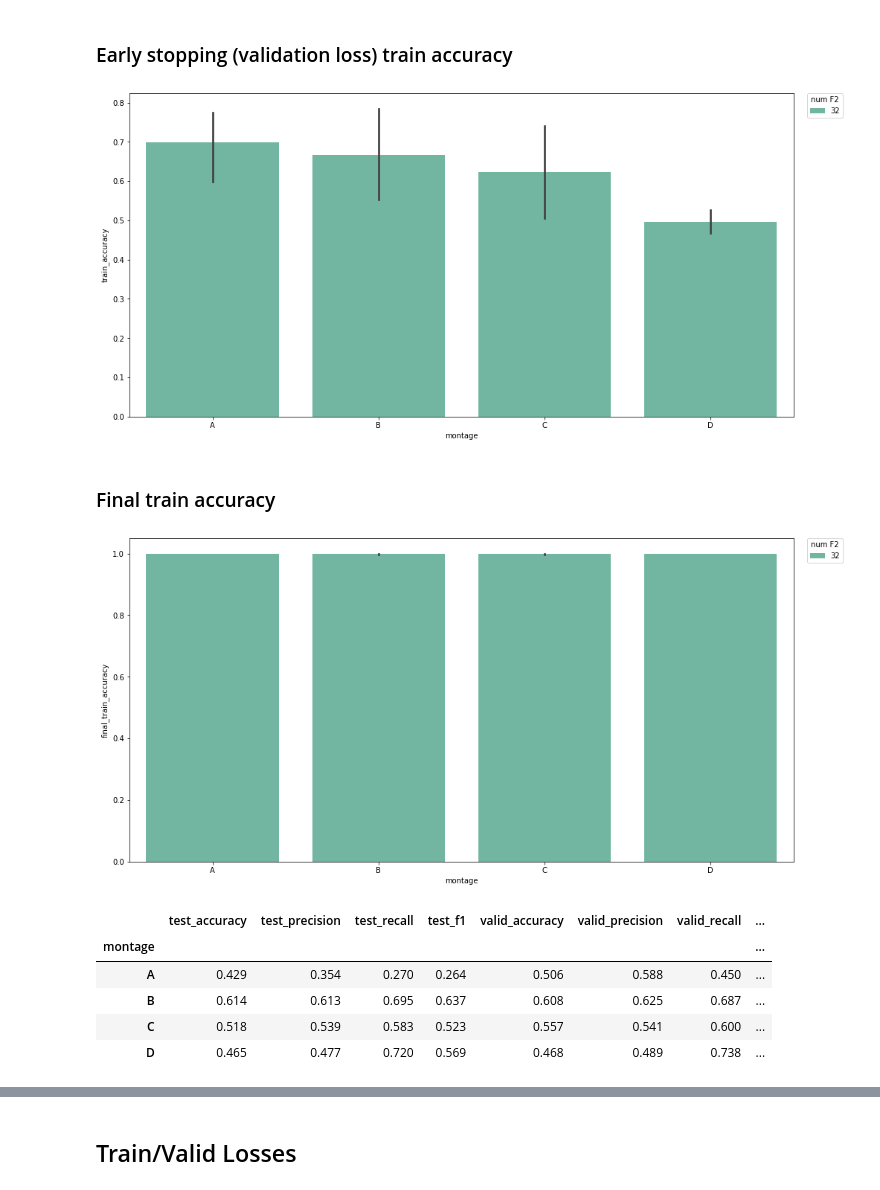
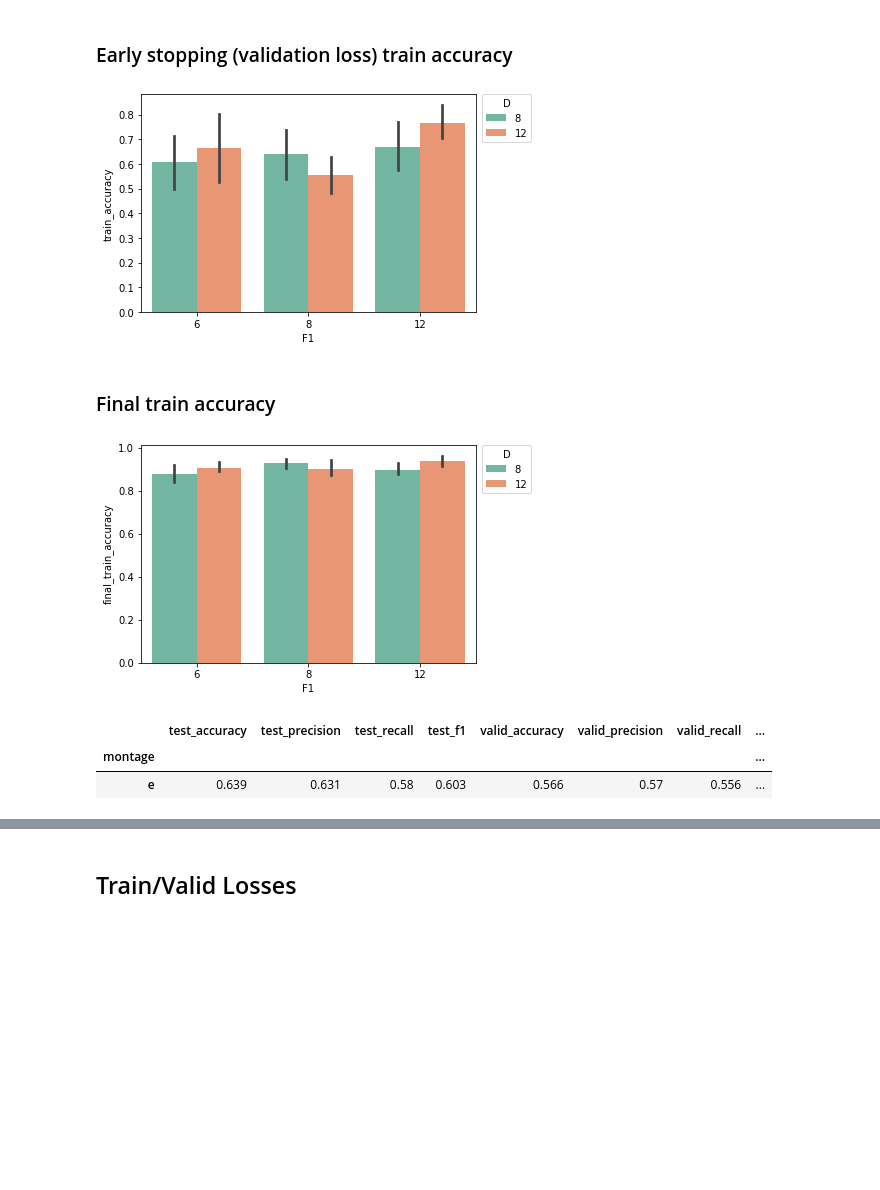
Before and after one commit to nicchiou/mindportal, a Jupyter notebook: experiments/motor_LR/spatiotemporal_cnn/ExperimentSummary.ipynb, the cells around one changed output, grey strips where cells are left out. Saved outputs shown, nothing was run; the diff lists cells and outputs as text; code cells hidden in the pictures; blank space fills up the shorter version.

```diff
--- a/experiments/motor_LR/spatiotemporal_cnn/ExperimentSummary.ipynb
+++ b/experiments/motor_LR/spatiotemporal_cnn/ExperimentSummary.ipynb
@@ -39,17 +40,19 @@ def read_cnn_results(root_dir, exp_dir, subject=None):
     df = df.assign(F1=int(args[1].split('-')[0]))
     df = df.assign(D=int(args[2].split('-')[0]))
     df = df.assign(F2=int(args[3].split('-')[0]))
+    df = df.assign(weight_decay=float(args[4].split('-')[0]))
+    df = df.assign(dropout=float(args[5].split('-')[0]))
 
     return df
 # %%
 all_model_df = pd.DataFrame()
 
 root_dir = os.path.join(constants.RESULTS_DIR,
-                        'motor_LR', 'spatiotemporal_cnn', 'rs', 'max_abs_scale',
-                        '4_montages', 'cropped',
-                        'pretrain_montage_viable_chan')
+                        'motor_LR', 'spatiotemporal_cnn', 'voxel_space', 'rl', 'no_bandpass', 'max_abs_scale',
+                        '8_montages', 'cropped',  'baseline_viable_vox')
 
-subject = '154'
+# subject 151, 153, 154, 155, 516
+subject = '155'
 
 for d in os.listdir(root_dir):
     try:
@@ -87,4 +103,11 @@ array([32])
 # %%
+impute = 'zero'
 F1 = 12
-D = 8
-F2 = 32
+D = 12
+F2 = 12
+weight_decay = 0.0001
+dropout = 0.5
+# %%
+f = open(os.path.join(root_dir, f'eegnet_{impute}_{F1}-F1_{D}-D_{F2}-F2_{weight_decay}-L2_{dropout}-p',
+                      f's_{subject}', 'args.json'))
+args = json.load(f)
@@ -134,39 +174,41 @@ plt.title(f'');
 # %% [markdown]
 ### Early stopping (validation loss) train accuracy
 # %%
-fig, ax = plt.subplots(1, 1, figsize=(16, 8))
+fig, ax = plt.subplots(1, 1)
 
-sns.barplot(data=all_model_df[(all_model_df['F1'] == F1) &
-                              (all_model_df['D'] == D)],
-            x='montage', y='train_accuracy', hue='F2', palette='Set2', ax=ax, order=montage_order)
-plt.legend(title='num F2', bbox_to_anchor=(1.02, 1), loc=2, borderaxespad=0.)
+sns.barplot(data=all_model_df[(all_model_df['F2'] == F2) &
+                              (all_model_df['weight_decay'] == weight_decay) &
+                              (all_model_df['dropout'] == dropout)],
+            x='F1', y='train_accuracy', hue='D', palette='Set2', ax=ax, order=sorted(all_model_df.F1.unique()))
+plt.legend(title='D', bbox_to_anchor=(1.02, 1), loc=2, borderaxespad=0.)
 plt.title(f'');
 # %% [output]
-[figure, old version]
+[figure, new version]
 # %% [markdown]
 ### Final train accuracy
 # %%
-fig, ax = plt.subplots(1, 1, figsize=(16, 8))
+fig, ax = plt.subplots(1, 1)
 
-sns.barplot(data=all_model_df[(all_model_df['F1'] == F1) &
-                              (all_model_df['D'] == D)],
-            x='montage', y='final_train_accuracy', hue='F2', palette='Set2', ax=ax, order=montage_order)
-plt.legend(title='num F2', bbox_to_anchor=(1.02, 1), loc=2, borderaxespad=0.)
+sns.barplot(data=all_model_df[(all_model_df['F2'] == F2) &
+                              (all_model_df['weight_decay'] == weight_decay) &
+                              (all_model_df['dropout'] == dropout)],
+            x='F1', y='final_train_accuracy', hue='D', palette='Set2', ax=ax, order=sorted(all_model_df.F1.unique()))
+plt.legend(title='D', bbox_to_anchor=(1.02, 1), loc=2, borderaxespad=0.)
 plt.title(f'');
 # %% [output]
-[figure, old version]
+[figure, new version]
 # %%
-output_df = all_model_df[(all_model_df['F1'] == F1) &
+output_df = all_model_df[(all_model_df['impute'] == impute) &
+                         (all_model_df['F1'] == F1) &
                          (all_model_df['D'] == D) &
-                         (all_model_df['F2'] == F2)].groupby('montage').mean()
+                         (all_model_df['F2'] == F2) &
+                         (all_model_df['weight_decay'] == weight_decay) &
+                         (all_model_df['dropout'] == dropout)].groupby('montage').mean()
 output_df[test_cols + valid_cols + train_cols + ['epochs']].round(3)
 # %% [output]
 |  | test_accuracy | test_precision | test_recall | test_f1 | valid_accuracy | valid_precision | valid_recall | ... |
 | montage |  |  |  |  |  |  |  | ... |
-| A | 0.429 | 0.354 | 0.270 | 0.264 | 0.506 | 0.588 | 0.450 | ... |
-| B | 0.614 | 0.613 | 0.695 | 0.637 | 0.608 | 0.625 | 0.687 | ... |
-| C | 0.518 | 0.539 | 0.583 | 0.523 | 0.557 | 0.541 | 0.600 | ... |
-| D | 0.465 | 0.477 | 0.720 | 0.569 | 0.468 | 0.489 | 0.738 | ... |
+| e | 0.639 | 0.631 | 0.58 | 0.603 | 0.566 | 0.57 | 0.556 | ... |
 # %%
 output_df = output_df[['F1', 'D', 'F2'] + test_cols].round(3)
 output_df.reset_index(inplace=True)
```
Also changed, not shown: parts of 25 cells of this notebook, 6 other files.
